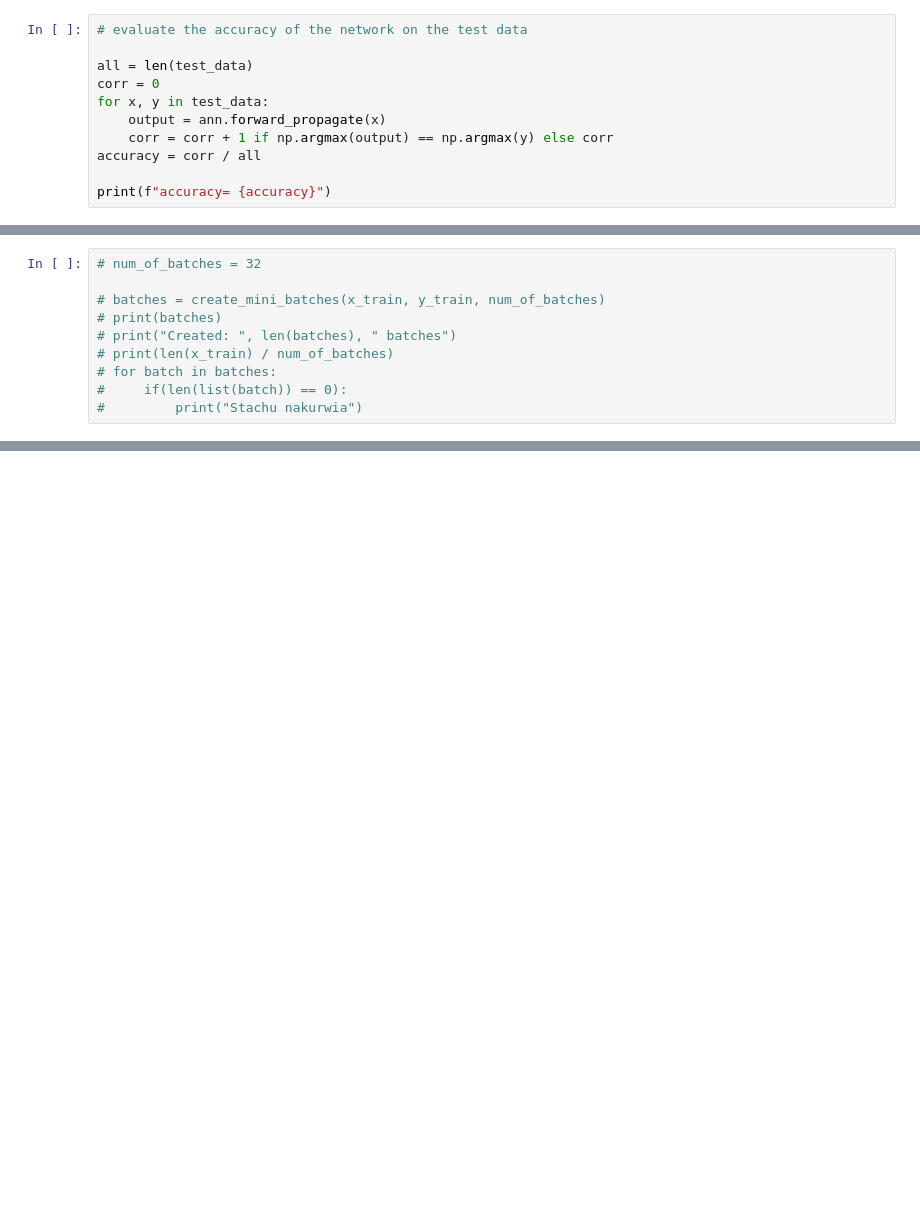
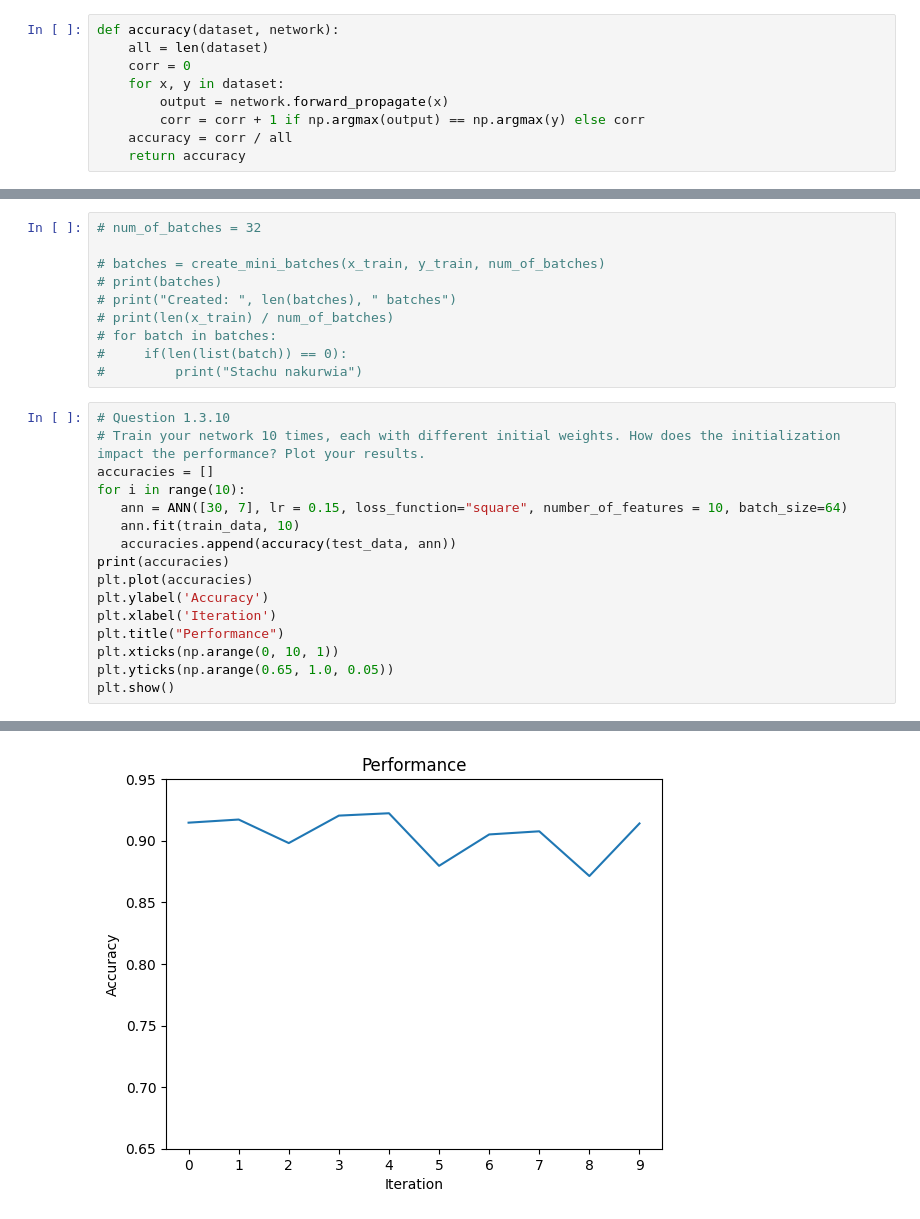
Before and after one commit to Howieboss02/Computational-Intelligence-ACO-ANN, a Jupyter notebook: src/Main.ipynb, the cells around one changed output, grey strips where cells are left out. Drawn from its saved outputs; the diff is of its cells as text; blank space fills up the shorter version.

Commit message:
add plots and accuracy

```diff
--- a/src/Main.ipynb
+++ b/src/Main.ipynb
@@ -84,13 +84,11 @@ Epoch  8  done.
 Epoch  9  done.
 Epoch  10  done.
 # %%
-# evaluate the accuracy of the network on the test data
-
-all = len(test_data)
-corr = 0
-for x, y in test_data:
-    output = ann.forward_propagate(x)
-    corr = corr + 1 if np.argmax(output) == np.argmax(y) else corr
-accuracy = corr / all
-
-print(f"accuracy= {accuracy}")
+def accuracy(dataset, network):
+    all = len(dataset)
+    corr = 0
+    for x, y in dataset:
+        output = network.forward_propagate(x)
+        corr = corr + 1 if np.argmax(output) == np.argmax(y) else corr
+    accuracy = corr / all
+    return accuracy
@@ -106,3 +110,20 @@ accuracy= 0.9063694267515924
 # for batch in batches:
 #     if(len(list(batch)) == 0):
 #         print("Stachu nakurwia")
+# %%
+# Question 1.3.10
+# Train your network 10 times, each with different initial weights. How does the initialization impact the performance? Plot your results.
+accuracies = []
+for i in range(10):
+   ann = ANN([30, 7], lr = 0.15, loss_function="square", number_of_features = 10, batch_size=64)
+   ann.fit(train_data, 10)
+   accuracies.append(accuracy(test_data, ann))
+print(accuracies)
+plt.plot(accuracies)
+plt.ylabel('Accuracy')
+plt.xlabel('Iteration')
+plt.title("Performance")
+plt.xticks(np.arange(0, 10, 1))
+plt.yticks(np.arange(0.65, 1.0, 0.05))
+plt.show()
+# %% [output]
@@ -108,0 +147 @@ accuracy= 0.9063694267515924
+[figure, added]
```
Also changed, not shown: parts of 4 cells of this notebook.
